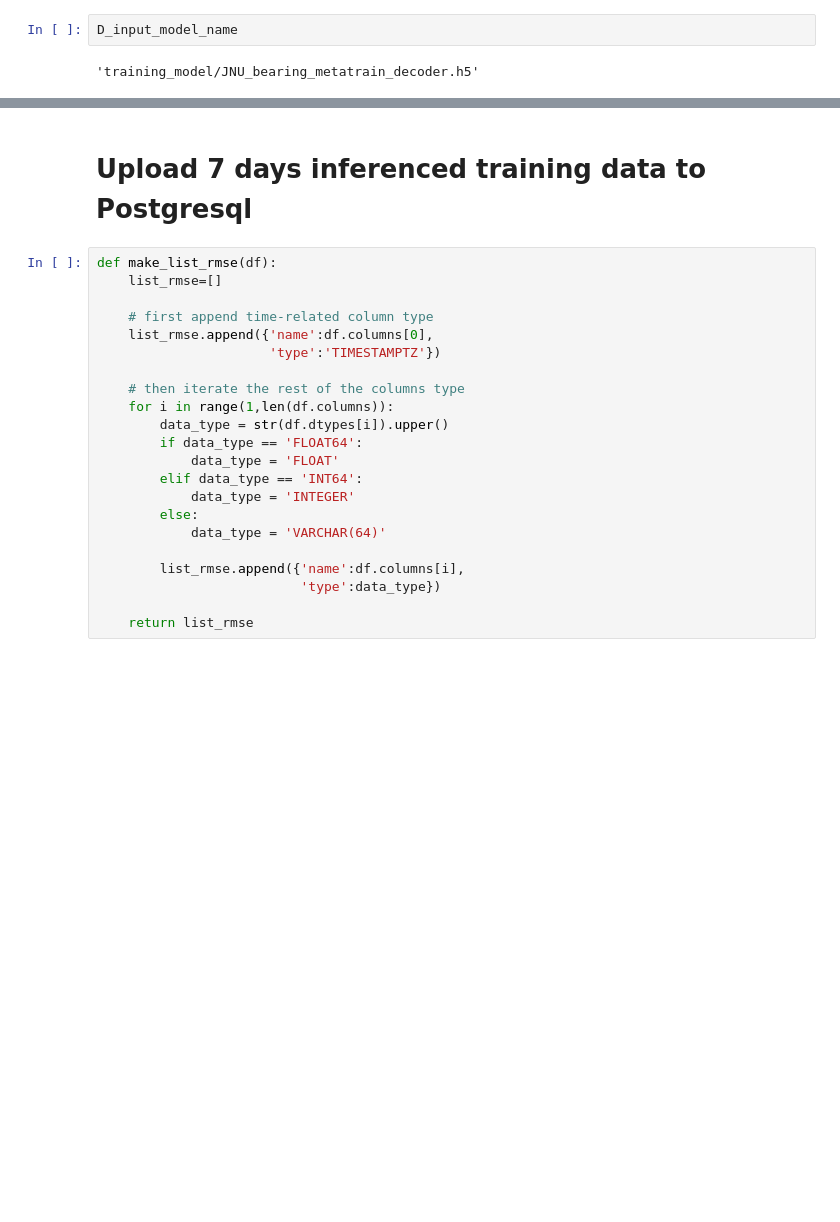
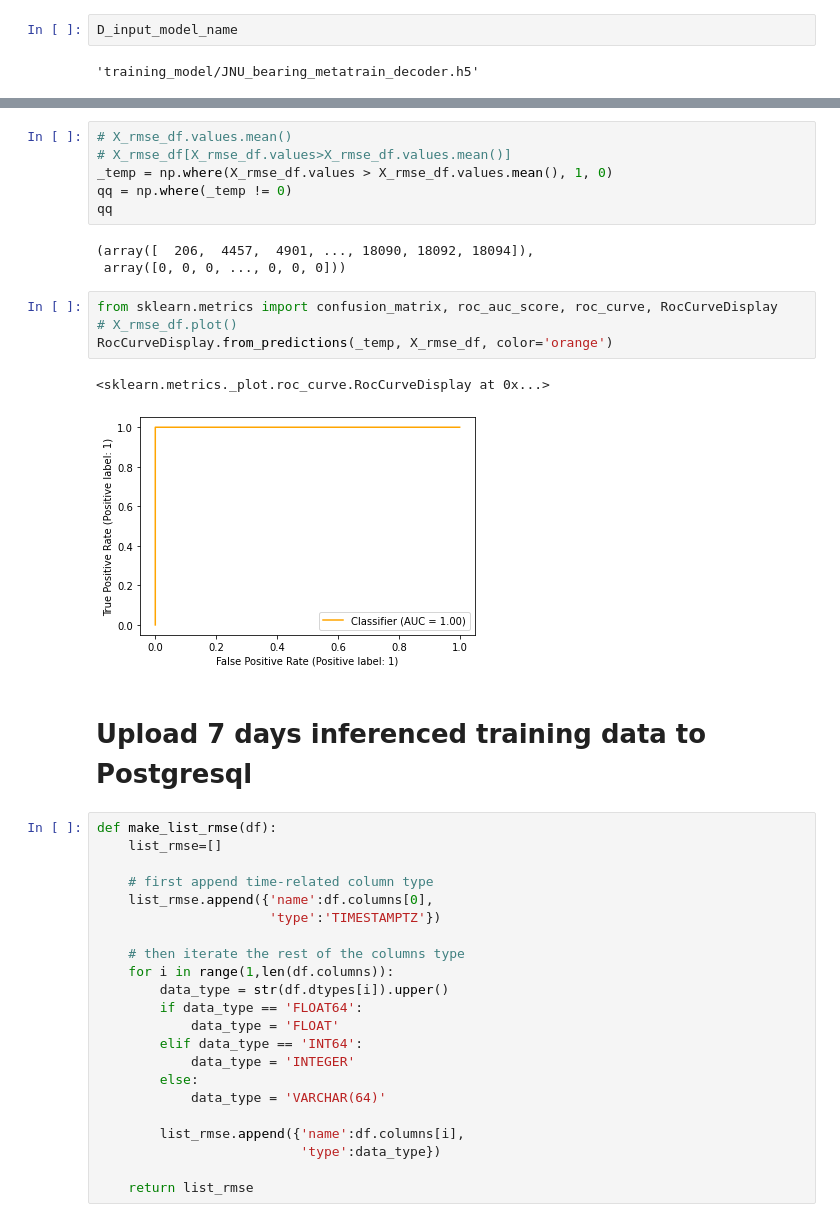
Before and after one commit to LaZoark/anomaly_detection, a Jupyter notebook: [江大軸承]detect_predict_train.ipynb, the cells around one changed output, grey strips where cells are left out. Cells and saved outputs as stored; diff of their text form; blank space fills up the shorter version.

```diff
--- a/[江大軸承]detect_predict_train.ipynb
+++ b/[江大軸承]detect_predict_train.ipynb
@@ -852,5 +852,21 @@ X_rmse = run_inference_5min(test_dataset,encoder,decoder)
 X_rmse_df=pd.DataFrame(X_rmse)
 X_rmse_df.columns = ['degrading_level']
+# %%
+# X_rmse_df.values.mean()
+# X_rmse_df[X_rmse_df.values>X_rmse_df.values.mean()]
+_temp = np.where(X_rmse_df.values > X_rmse_df.values.mean(), 1, 0)
+qq = np.where(_temp != 0)
+qq
+# %% [output]
+(array([  206,  4457,  4901, ..., 18090, 18092, 18094]),
+ array([0, 0, 0, ..., 0, 0, 0]))
+# %%
+from sklearn.metrics import confusion_matrix, roc_auc_score, roc_curve, RocCurveDisplay
+# X_rmse_df.plot()
+RocCurveDisplay.from_predictions(_temp, X_rmse_df, color='orange')
+# %% [output]
+<sklearn.metrics._plot.roc_curve.RocCurveDisplay at 0x...>
+[figure, added]
 # %% [markdown]
 # Upload 7 days inferenced training data to Postgresql
 # %%
```
Also changed, not shown: parts of 1 cell of this notebook.
